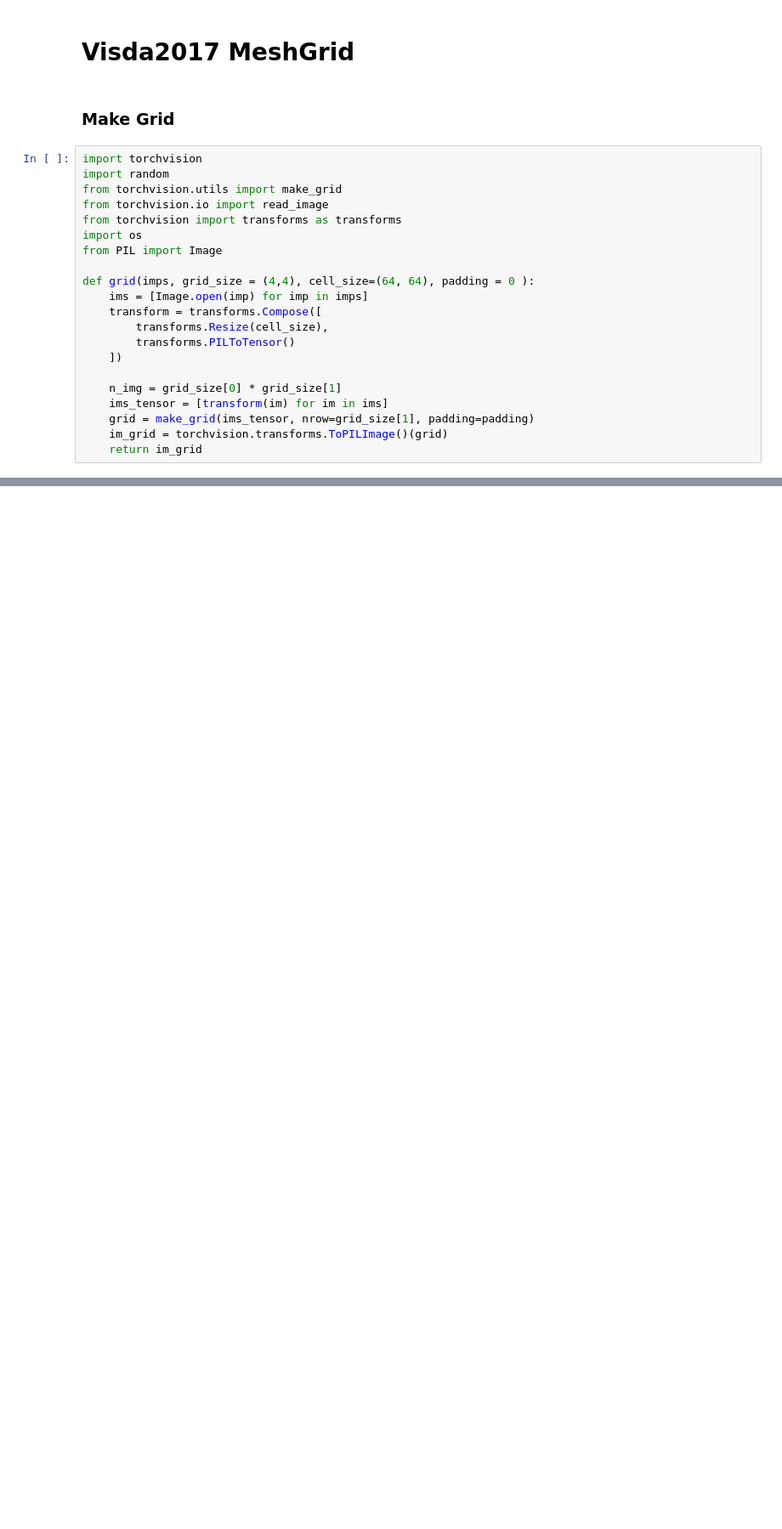
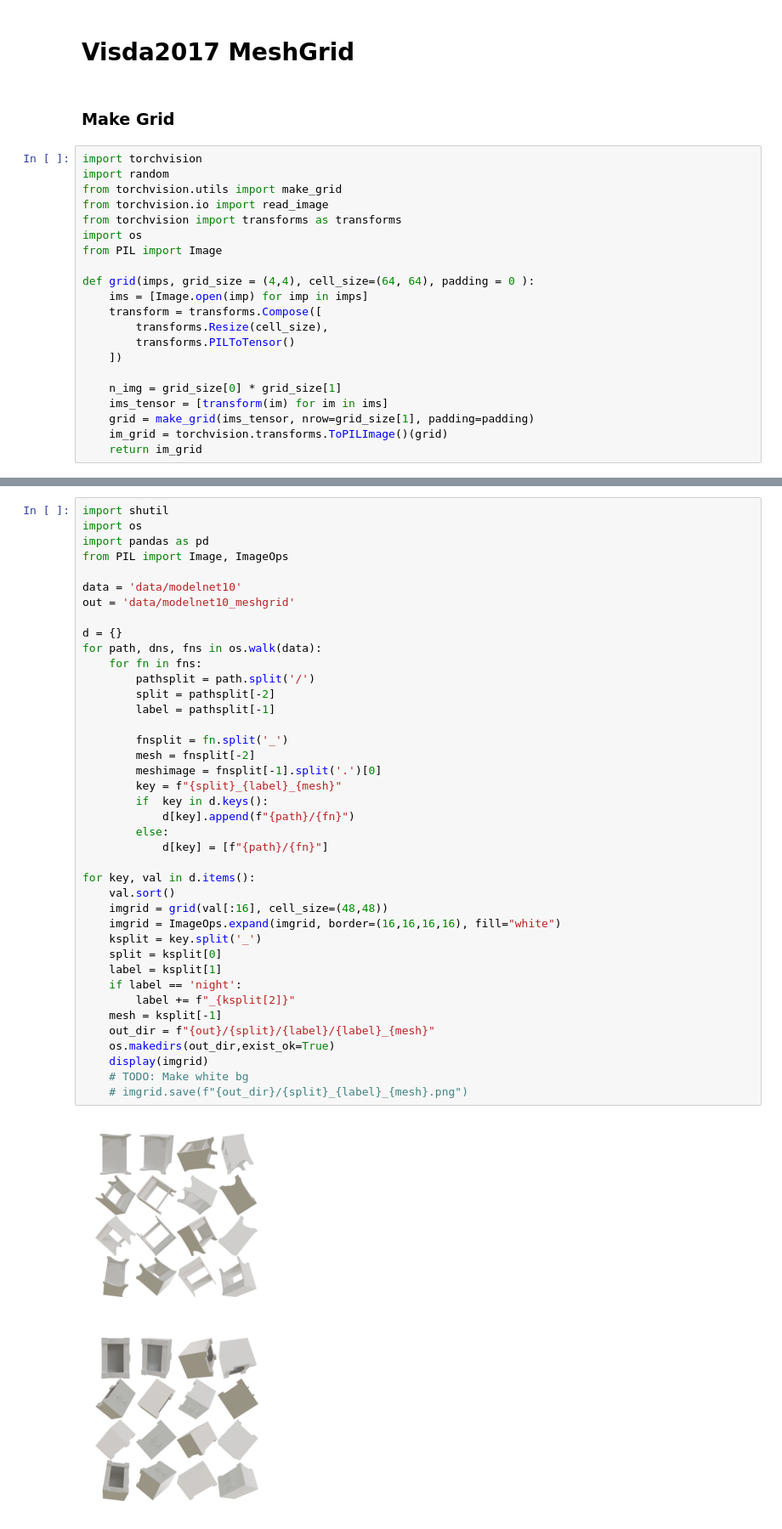
Before and after one commit to dennisritter/synthnet-transfer-learning, a Jupyter notebook: _datadir_conversion.ipynb, the cells around one changed output, grey strips where cells are left out. Shown at 85% size. Cells and saved outputs as stored; diff of their text form; blank space fills up the shorter version.

Commit message:
meshgrid for modelnet10

```diff
--- a/_datadir_conversion.ipynb
+++ b/_datadir_conversion.ipynb
@@ -186,0 +196,43 @@ for key, val in d.items():
+# %%
+import shutil
+import os
+import pandas as pd
+from PIL import Image, ImageOps
+
+data = 'data/modelnet10'
+out = 'data/modelnet10_meshgrid'
+
+d = {}
+for path, dns, fns in os.walk(data):
+    for fn in fns:
+        pathsplit = path.split('/')
+        split = pathsplit[-2]
+        label = pathsplit[-1]
+
+        fnsplit = fn.split('_')
+        mesh = fnsplit[-2]
+        meshimage = fnsplit[-1].split('.')[0]
+        key = f"{split}_{label}_{mesh}"
+        if  key in d.keys():
+            d[key].append(f"{path}/{fn}")
+        else:
+            d[key] = [f"{path}/{fn}"]
+
+for key, val in d.items():
+    val.sort()
+    imgrid = grid(val[:16], cell_size=(48,48))
+    imgrid = ImageOps.expand(imgrid, border=(16,16,16,16), fill="white")
+    ksplit = key.split('_')
+    split = ksplit[0]
+    label = ksplit[1]
+    if label == 'night':
+        label += f"_{ksplit[2]}"
+    mesh = ksplit[-1]
+    out_dir = f"{out}/{split}/{label}/{label}_{mesh}"
+    os.makedirs(out_dir,exist_ok=True)
+    display(imgrid)
+    # TODO: Make white bg
+    # imgrid.save(f"{out_dir}/{split}_{label}_{mesh}.png")
+# %% [output]
+[figure, added]
+[figure, added]
```
Also changed, not shown: parts of 4 cells of this notebook.
